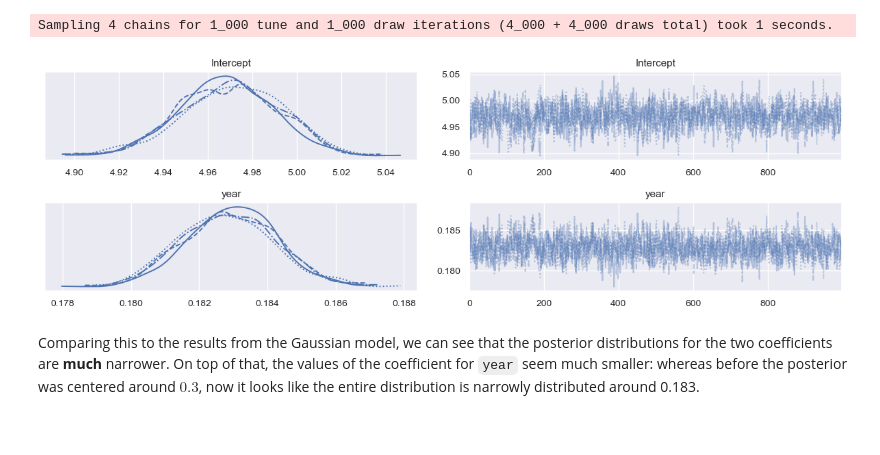
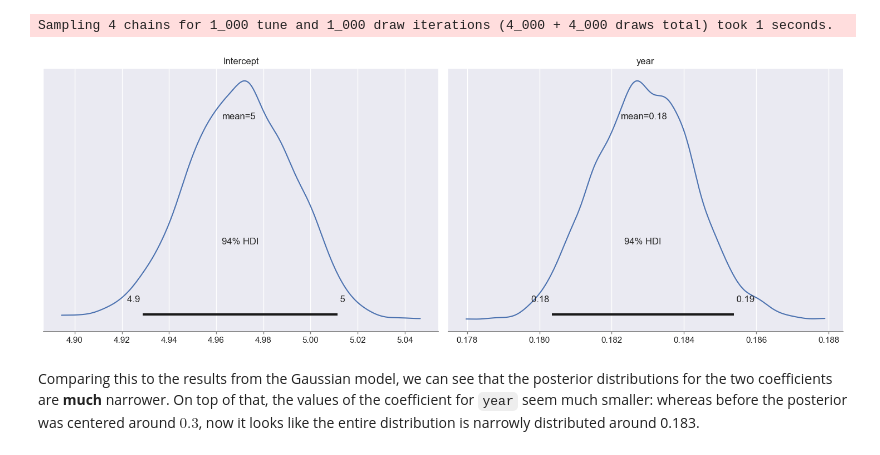
Before and after one commit to ds-102/ds-102-book, a Jupyter notebook: ds-102-book/content/chapters/03/03_glms.ipynb, the cells around one changed output. Cells and saved outputs as stored; diff of their text form; code cells hidden in the pictures.

```diff
--- a/ds-102-book/content/chapters/03/03_glms.ipynb
+++ b/ds-102-book/content/chapters/03/03_glms.ipynb
@@ -277,10 +277,10 @@ NUTS: [Intercept, year]
 [interactive output not drawn]
 Sampling 4 chains for 1_000 tune and 1_000 draw iterations (4_000 + 4_000 draws total) took 1 seconds.
 # %%
-az.plot_trace(poisson_trace)
+az.plot_posterior(poisson_trace)
 plt.tight_layout()
 # %% [output]
-[figure, old version]
+[figure, new version]
 # %% [markdown]
 Comparing this to the results from the Gaussian model, we can see that the posterior distributions for the two coefficients are **much** narrower. On top of that, the values of the coefficient for `year` seem much smaller: whereas before the posterior was centered around $0.3$, now it looks like the entire distribution is narrowly distributed around 0.183.
 # %%
```
Also changed, not shown: parts of 8 cells of this notebook, 1 other file.
